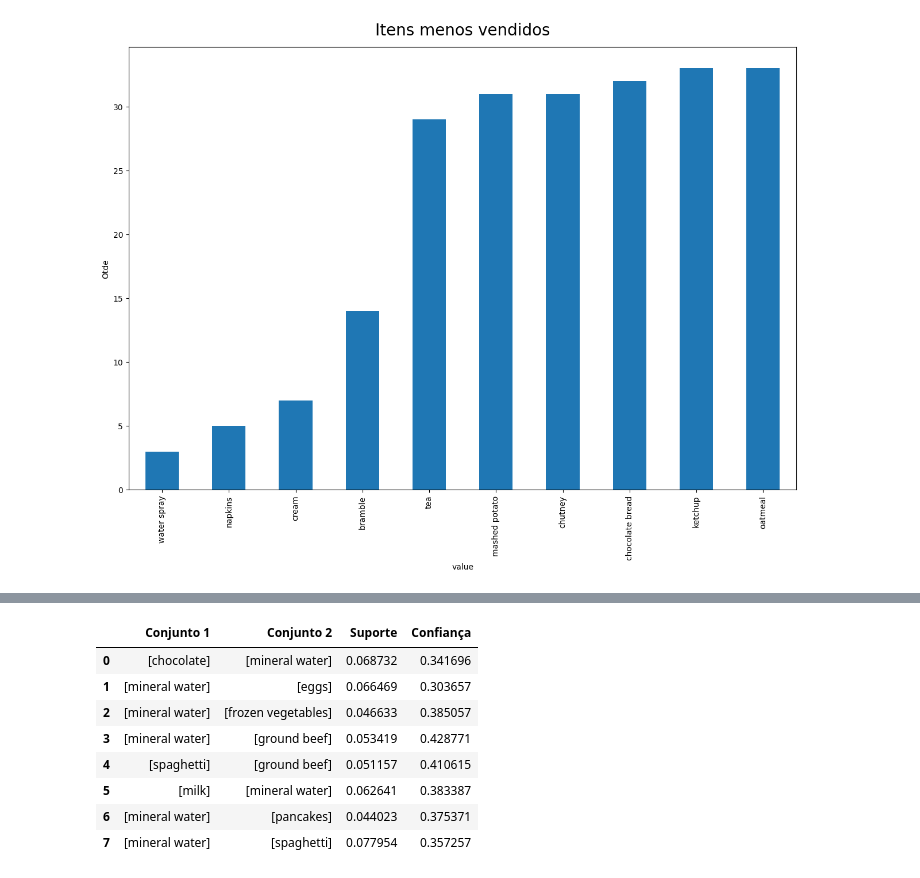
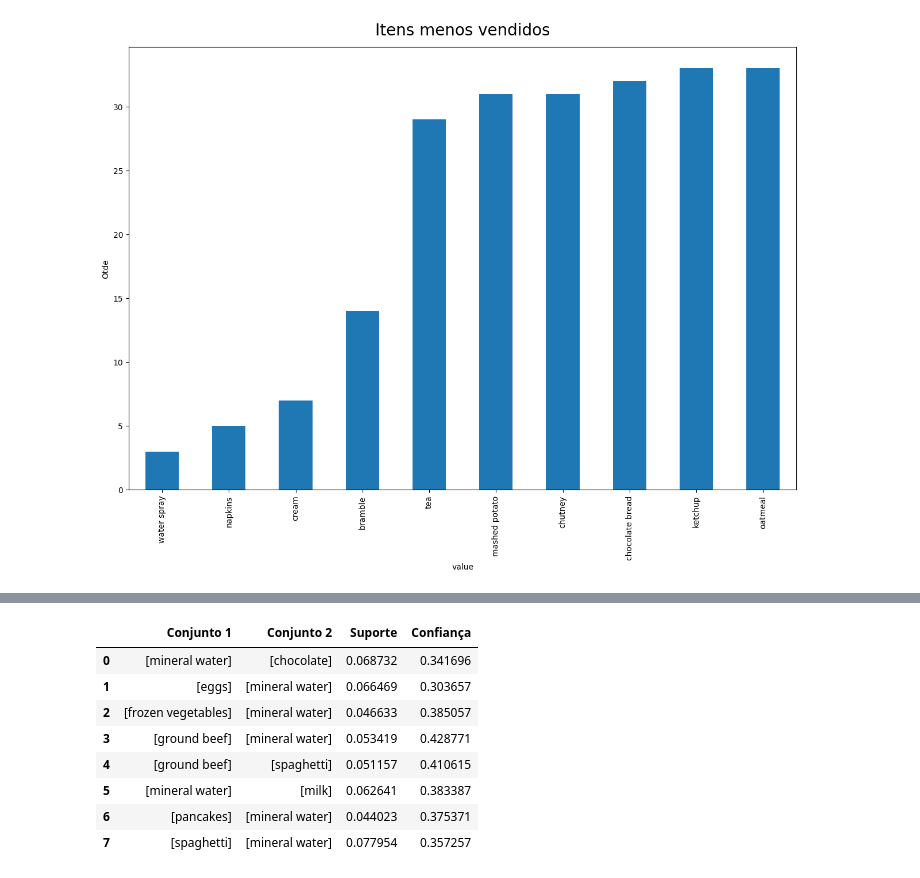
Before and after one commit to DjalmaHenry/data-mining-apriori, a Jupyter notebook: Apriori_Association_Rules.ipynb, the cells around one changed output, grey strips where cells are left out. Drawn from its saved outputs; the diff is of its cells as text; code cells hidden in the pictures.

```diff
--- a/Apriori_Association_Rules.ipynb
+++ b/Apriori_Association_Rules.ipynb
@@ -91,32 +91,32 @@ cestas[:5]
 # %%
 # Minimo suporte de 4% pois a base é dispersa e tem pouca concentração dos mesmos produtos
 minsup = 0.04
 # Minima Confiança de 30%
 minconf = 0.3
 
 # Criando tabela vazia
 colunas = ["Conjunto 1", "Conjunto 2", "Suporte", "Confiança"]
 linhas = []
 
 regras_associacao = apyori.apriori(cestas, min_support=minsup, min_confidence=minconf)
 
 for regra in regras_associacao:
     itens = list (regra.items)
     suporte = regra.support
     confianca = regra.ordered_statistics[0].confidence
 
-    nova_linha = {"Conjunto 1":[itens[-1]], "Conjunto 2":itens[:-1], "Suporte":suporte, "Confiança":confianca}
+    nova_linha = {"Conjunto 1":itens[:-1], "Conjunto 2":[itens[-1]], "Suporte":suporte, "Confiança":confianca}
     linhas.append(nova_linha)
 
 tabela = pd.DataFrame(linhas, columns = colunas)
 tabela
 # %% [output]
 |  | Conjunto 1 | Conjunto 2 | Suporte | Confiança |
-| 0 | [chocolate] | [mineral water] | 0.068732 | 0.341696 |
-| 1 | [mineral water] | [eggs] | 0.066469 | 0.303657 |
-| 2 | [mineral water] | [frozen vegetables] | 0.046633 | 0.385057 |
-| 3 | [mineral water] | [ground beef] | 0.053419 | 0.428771 |
-| 4 | [spaghetti] | [ground beef] | 0.051157 | 0.410615 |
-| 5 | [milk] | [mineral water] | 0.062641 | 0.383387 |
-| 6 | [mineral water] | [pancakes] | 0.044023 | 0.375371 |
-| 7 | [mineral water] | [spaghetti] | 0.077954 | 0.357257 |
+| 0 | [mineral water] | [chocolate] | 0.068732 | 0.341696 |
+| 1 | [eggs] | [mineral water] | 0.066469 | 0.303657 |
+| 2 | [frozen vegetables] | [mineral water] | 0.046633 | 0.385057 |
+| 3 | [ground beef] | [mineral water] | 0.053419 | 0.428771 |
+| 4 | [ground beef] | [spaghetti] | 0.051157 | 0.410615 |
+| 5 | [mineral water] | [milk] | 0.062641 | 0.383387 |
+| 6 | [pancakes] | [mineral water] | 0.044023 | 0.375371 |
+| 7 | [spaghetti] | [mineral water] | 0.077954 | 0.357257 |
```
